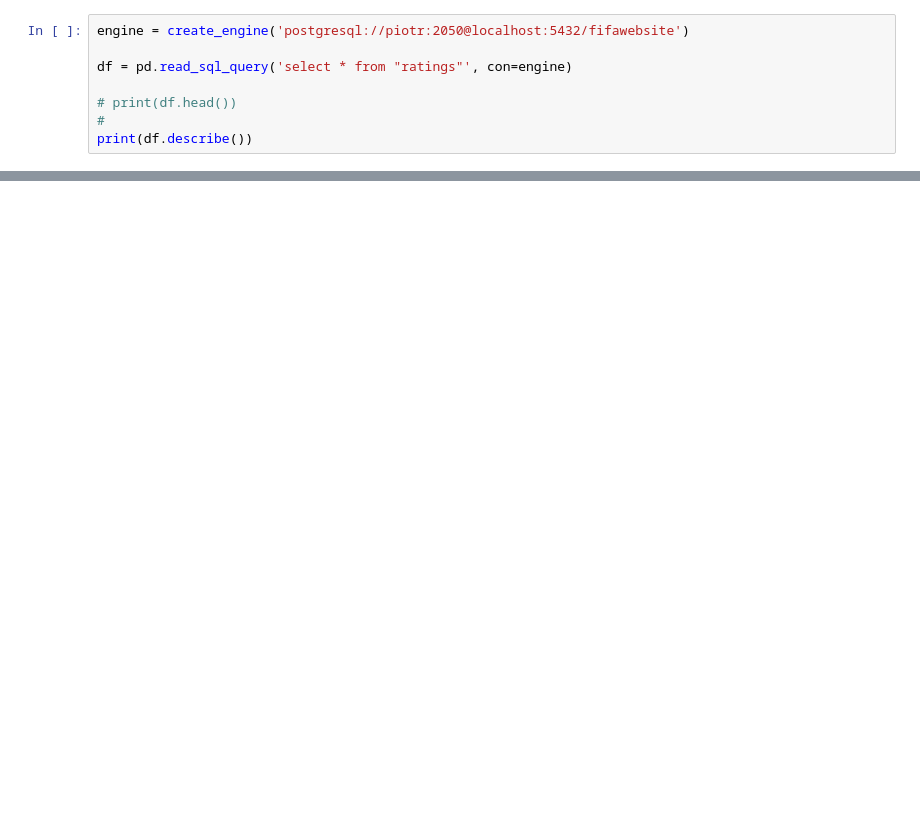
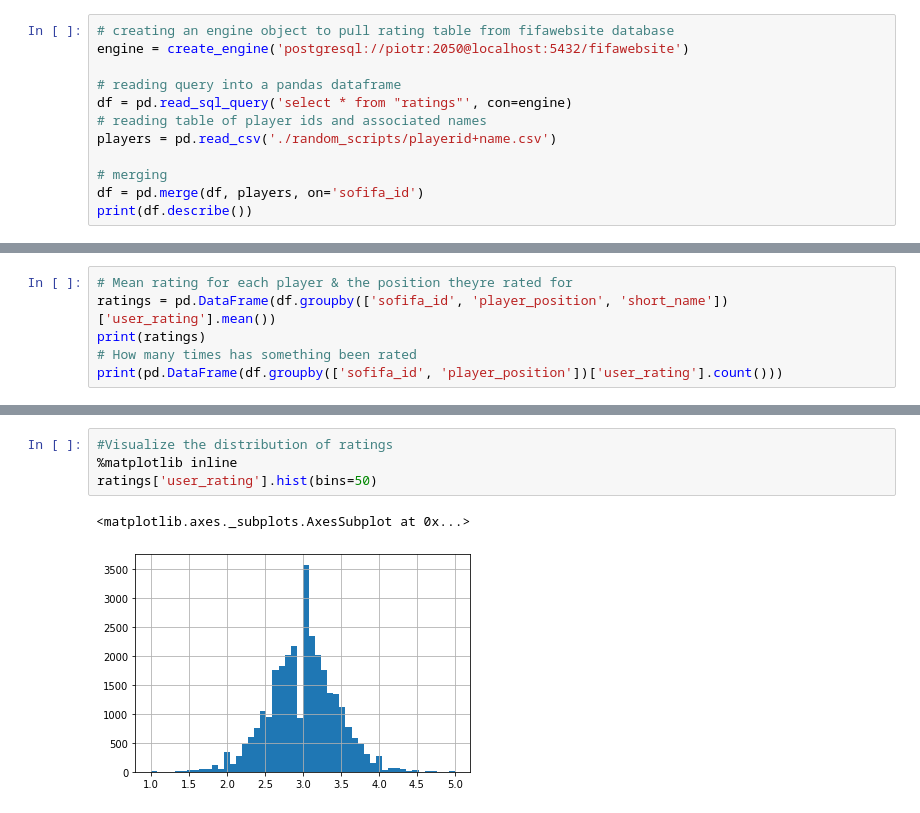
Before and after one commit to piotrsenkow/Fifa20RecommenderWebsite, a Jupyter notebook: Ratings_data_exploration.ipynb, the cells around one changed output, grey strips where cells are left out. Drawn from its saved outputs; the diff is of its cells as text; blank space fills up the shorter version.

```diff
--- a/Ratings_data_exploration.ipynb
+++ b/Ratings_data_exploration.ipynb
@@ -4,10 +7,14 @@ from sqlalchemy import create_engine
 # %%
+# creating an engine object to pull rating table from fifawebsite database
 engine = create_engine('postgresql://piotr:2050@localhost:5432/fifawebsite')
 
+# reading query into a pandas dataframe
 df = pd.read_sql_query('select * from "ratings"', con=engine)
+# reading table of player ids and associated names
+players = pd.read_csv('./random_scripts/playerid+name.csv')
 
-# print(df.head())
-#
+# merging
+df = pd.merge(df, players, on='sofifa_id')
 print(df.describe())
 # %% [output]
                   id        user_id      sofifa_id    user_rating
@@ -21,0 +29,6 @@ max    150000.000000     300.000000  252905.000000       5.000000
+# %%
+# Mean rating for each player & the position theyre rated for
+ratings = pd.DataFrame(df.groupby(['sofifa_id', 'player_position', 'short_name'])['user_rating'].mean())
+print(ratings)
+# How many times has something been rated
+print(pd.DataFrame(df.groupby(['sofifa_id', 'player_position'])['user_rating'].count()))
@@ -21,0 +53,7 @@ max    150000.000000     300.000000  252905.000000       5.000000
+# %%
+#Visualize the distribution of ratings
+%matplotlib inline
+ratings['user_rating'].hist(bins=50)
+# %% [output]
+<matplotlib.axes._subplots.AxesSubplot at 0x...>
+[figure, added]
```
Also changed, not shown: parts of 20 cells of this notebook, 2 other files.
